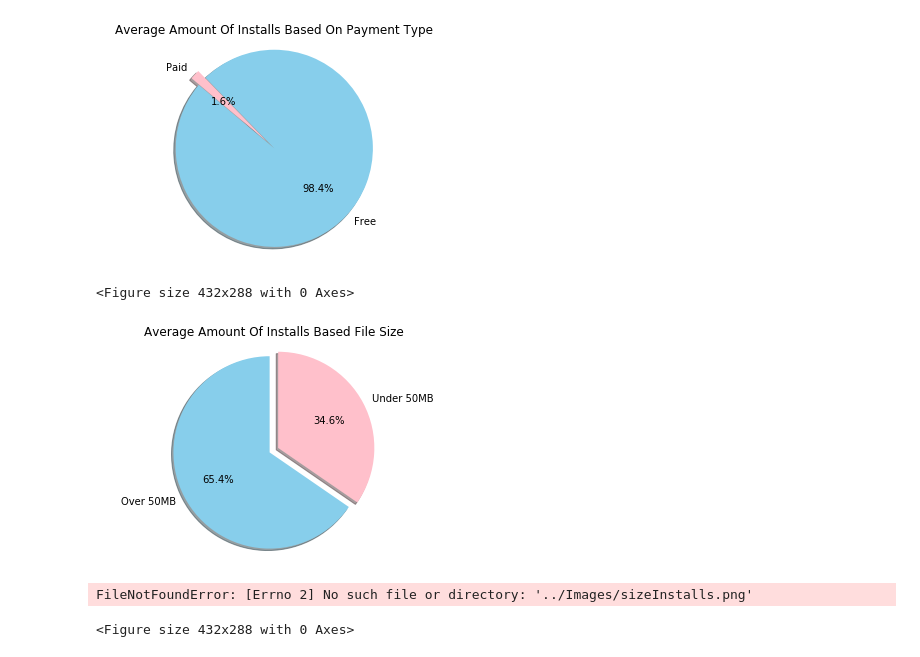
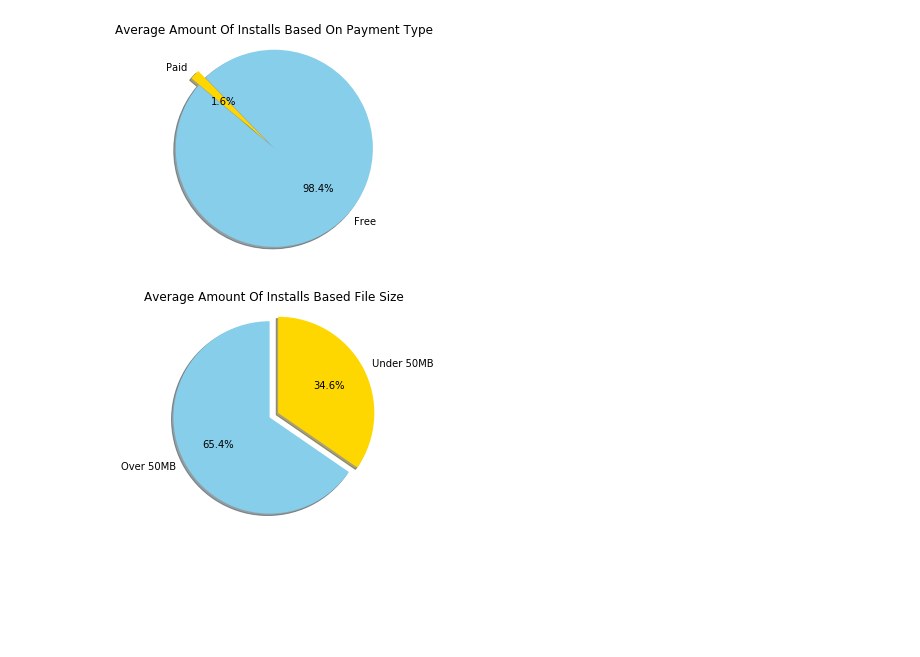
Before and after one commit to KylePeterson623/Project1, a Jupyter notebook: kyle.ipynb, the cells around one changed output. Cells and saved outputs as stored; diff of their text form; code cells hidden in the pictures; blank space fills up the shorter version.

```diff
--- a/kyle.ipynb
+++ b/kyle.ipynb
@@ -138,7 +137,7 @@ paidInstalls = round(googleApps.loc[googleApps["Type"] == "Paid"]["Installs"].me
 #Creates variables to create the pie chart
 typeInstalls = (freeInstalls, paidInstalls)
 explode = (0, 0.1)
-colors = ["skyblue", "pink"]
+colors = ["skyblue", "gold"]
 labels = ["Free", "Paid"]
 
 #Creates the pie chart
@@ -149,40 +148,37 @@ plt.pie(typeInstalls, explode=explode, labels=labels, colors=colors,
 plt.title("Average Amount Of Installs Based On Payment Type")
 plt.axis("equal")
 
+plt.savefig("Images/paymentInstalls.png")
+
 #Displays the pie chart
 plt.show()
-
-plt.savefig("Images/paymentInstalls.png")
 # %% [output]
-[figure, old version]
+[figure, new version]
-<Figure size 432x288 with 0 Axes>
 # %%
 #Creates variables for the average number of installs for apps of each size
 bigApps = googleApps.loc[googleApps["Kilobytes"] >= 50000]["Installs"].mean()
 smallApps = googleApps.loc[googleApps["Kilobytes"] <= 50000]["Installs"].mean()
 
 #Creates variables to create the pie chart
 appSizeInstalls = (bigApps, smallApps)
 explode = (0, 0.1)
-colors = ["skyblue", "pink"]
+colors = ["skyblue", "gold"]
 labels = ["Over 50MB", "Under 50MB"]
 
 #Creates the pie chart
 plt.pie(appSizeInstalls, explode=explode, labels=labels, colors=colors,
         autopct="%1.1f%%", shadow=True, startangle=90)
 
 #Adds formatting to the pie chart
 plt.title("Average Amount Of Installs Based File Size")
 plt.axis("equal")
 
+plt.savefig("Images/sizeInstalls.png")
+
 #Displays the pie chart
 plt.show()
-
-plt.savefig("../Images/sizeInstalls.png")
 # %% [output]
-[figure, old version]
+[figure, new version]
-FileNotFoundError: [Errno 2] No such file or directory: '../Images/sizeInstalls.png'
-<Figure size 432x288 with 0 Axes>
 # %%
 #Creates variables for the average ratings based off of maturity
 freeRating = round(googleApps.loc[googleApps["Type"] == "Free"]["Rating"].mean(), 2)
```
Also changed, not shown: parts of 6 cells of this notebook, 10 other files.
